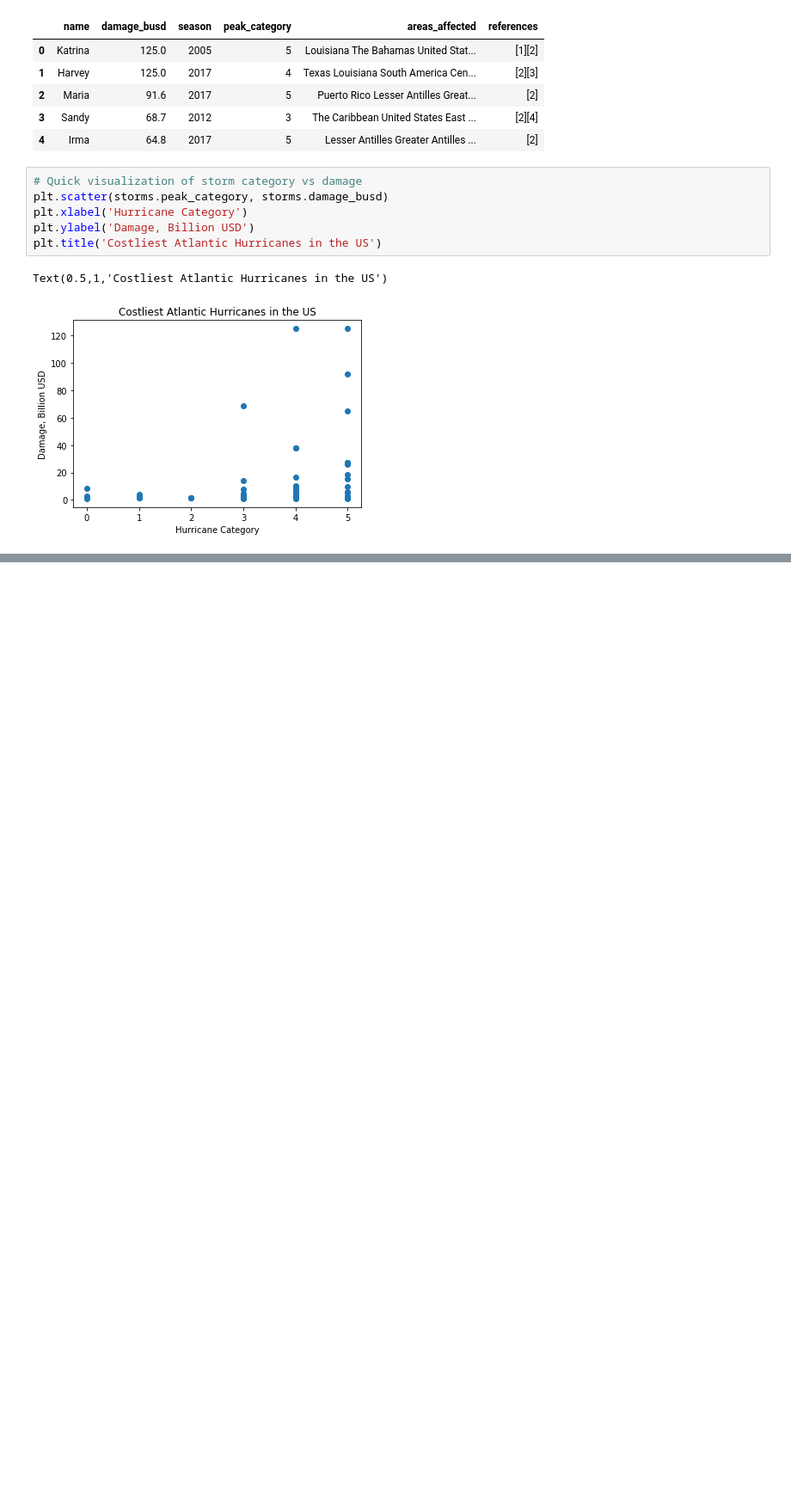
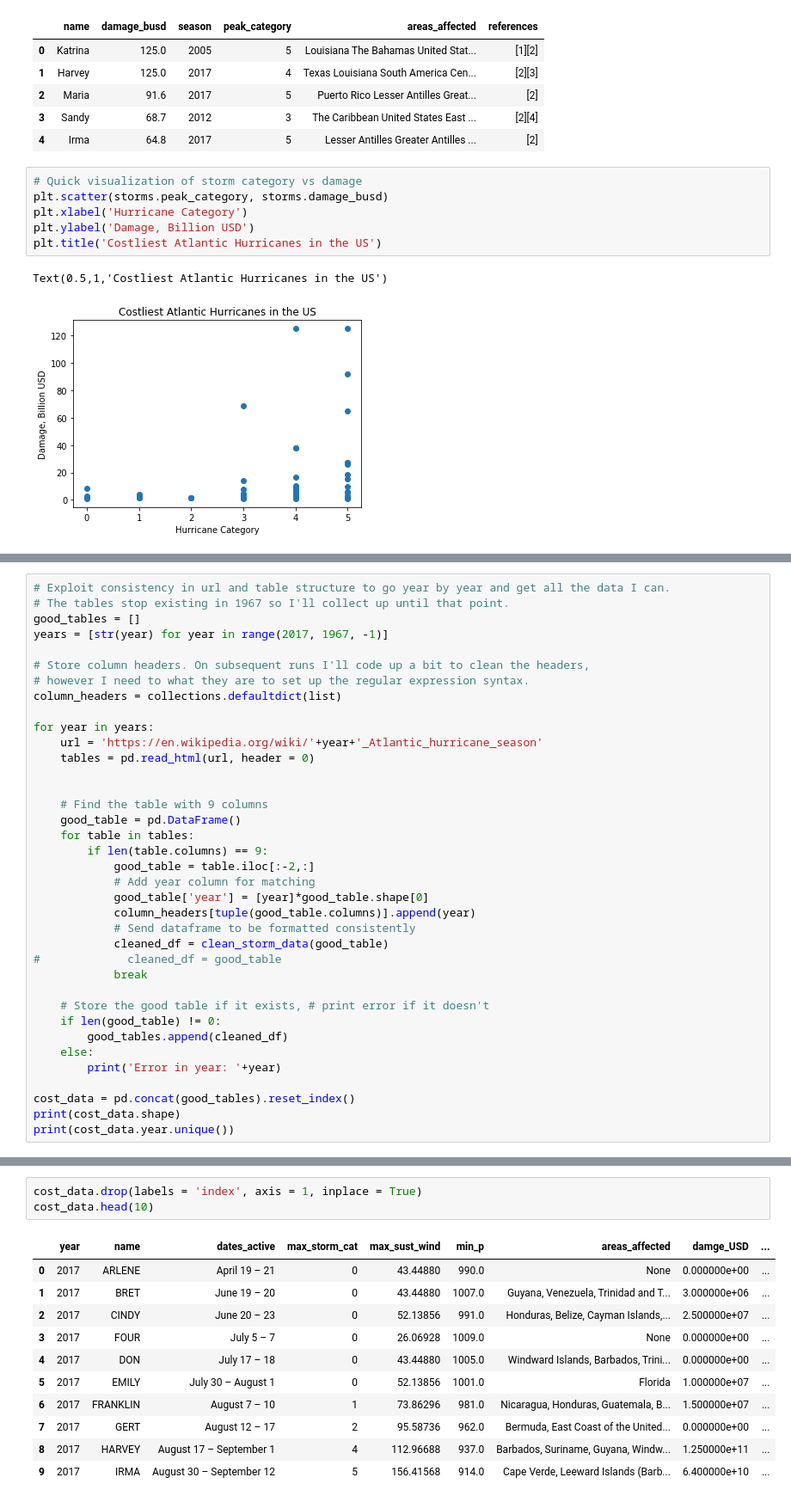
Before and after one commit to adamsxs/metis_project_02, a Jupyter notebook: weather_regression/Billion Dollar Scraping.ipynb, the cells around one changed output, grey strips where cells are left out. Shown: that part at 86% size. Saved outputs shown, nothing was run; the diff lists cells and outputs as text; blank space fills up the shorter version.

```diff
--- a/weather_regression/Billion Dollar Scraping.ipynb
+++ b/weather_regression/Billion Dollar Scraping.ipynb
@@ -186,0 +358,37 @@ Text(0.5,1,'Costliest Atlantic Hurricanes in the US')
+# %%
+# Exploit consistency in url and table structure to go year by year and get all the data I can.
+# The tables stop existing in 1967 so I'll collect up until that point.
+good_tables = []
+years = [str(year) for year in range(2017, 1967, -1)]
+
+# Store column headers. On subsequent runs I'll code up a bit to clean the headers,
+# however I need to what they are to set up the regular expression syntax.
+column_headers = collections.defaultdict(list)
+
+for year in years:
+    url = 'https://en.wikipedia.org/wiki/'+year+'_Atlantic_hurricane_season'
+    tables = pd.read_html(url, header = 0)
+
+
+    # Find the table with 9 columns
+    good_table = pd.DataFrame()
+    for table in tables:
+        if len(table.columns) == 9:
+            good_table = table.iloc[:-2,:]
+            # Add year column for matching
+            good_table['year'] = [year]*good_table.shape[0]
+            column_headers[tuple(good_table.columns)].append(year)
+            # Send dataframe to be formatted consistently
+            cleaned_df = clean_storm_data(good_table)
+#             cleaned_df = good_table
+            break
+
+    # Store the good table if it exists, # print error if it doesn't
+    if len(good_table) != 0:
+        good_tables.append(cleaned_df)
+    else:
+        print('Error in year: '+year)
+
+cost_data = pd.concat(good_tables).reset_index()
+print(cost_data.shape)
+print(cost_data.year.unique())
@@ -186,0 +419,15 @@ Text(0.5,1,'Costliest Atlantic Hurricanes in the US')
+# %%
+cost_data.drop(labels = 'index', axis = 1, inplace = True)
+cost_data.head(10)
+# %% [output]
+|  | year | name | dates_active | max_storm_cat | max_sust_wind | min_p | areas_affected | damge_USD | ... |
+| 0 | 2017 | ARLENE | April 19 – 21 | 0 | 43.44880 | 990.0 | None | 0.000000e+00 | ... |
+| 1 | 2017 | BRET | June 19 – 20 | 0 | 43.44880 | 1007.0 | Guyana, Venezuela, Trinidad and T... | 3.000000e+06 | ... |
+| 2 | 2017 | CINDY | June 20 – 23 | 0 | 52.13856 | 991.0 | Honduras, Belize, Cayman Islands,... | 2.500000e+07 | ... |
+| 3 | 2017 | FOUR | July 5 – 7 | 0 | 26.06928 | 1009.0 | None | 0.000000e+00 | ... |
+| 4 | 2017 | DON | July 17 – 18 | 0 | 43.44880 | 1005.0 | Windward Islands, Barbados, Trini... | 0.000000e+00 | ... |
+| 5 | 2017 | EMILY | July 30 – August 1 | 0 | 52.13856 | 1001.0 | Florida | 1.000000e+07 | ... |
+| 6 | 2017 | FRANKLIN | August 7 – 10 | 1 | 73.86296 | 981.0 | Nicaragua, Honduras, Guatemala, B... | 1.500000e+07 | ... |
+| 7 | 2017 | GERT | August 12 – 17 | 2 | 95.58736 | 962.0 | Bermuda, East Coast of the United... | 0.000000e+00 | ... |
+| 8 | 2017 | HARVEY | August 17 – September 1 | 4 | 112.96688 | 937.0 | Barbados, Suriname, Guyana, Windw... | 1.250000e+11 | ... |
+| 9 | 2017 | IRMA | August 30 – September 12 | 5 | 156.41568 | 914.0 | Cape Verde, Leeward Islands (Barb... | 6.400000e+10 | ... |
```
Also changed, not shown: parts of 17 cells of this notebook, 3 other files.
